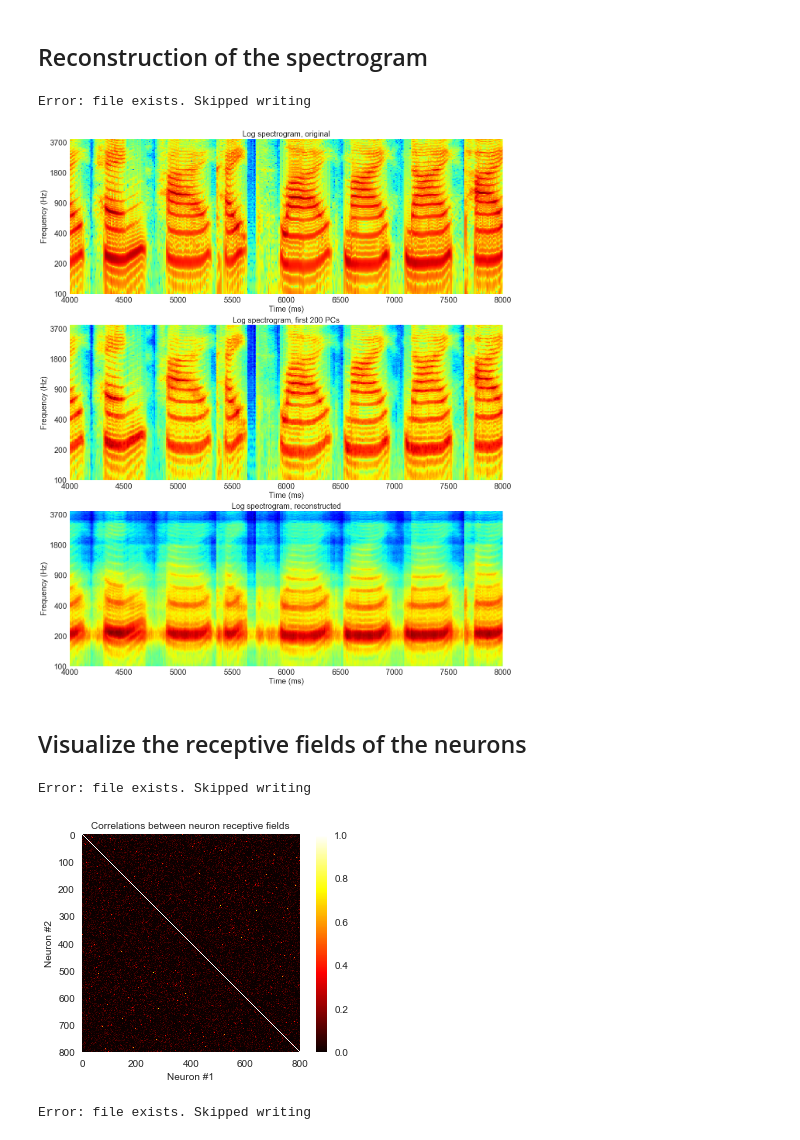
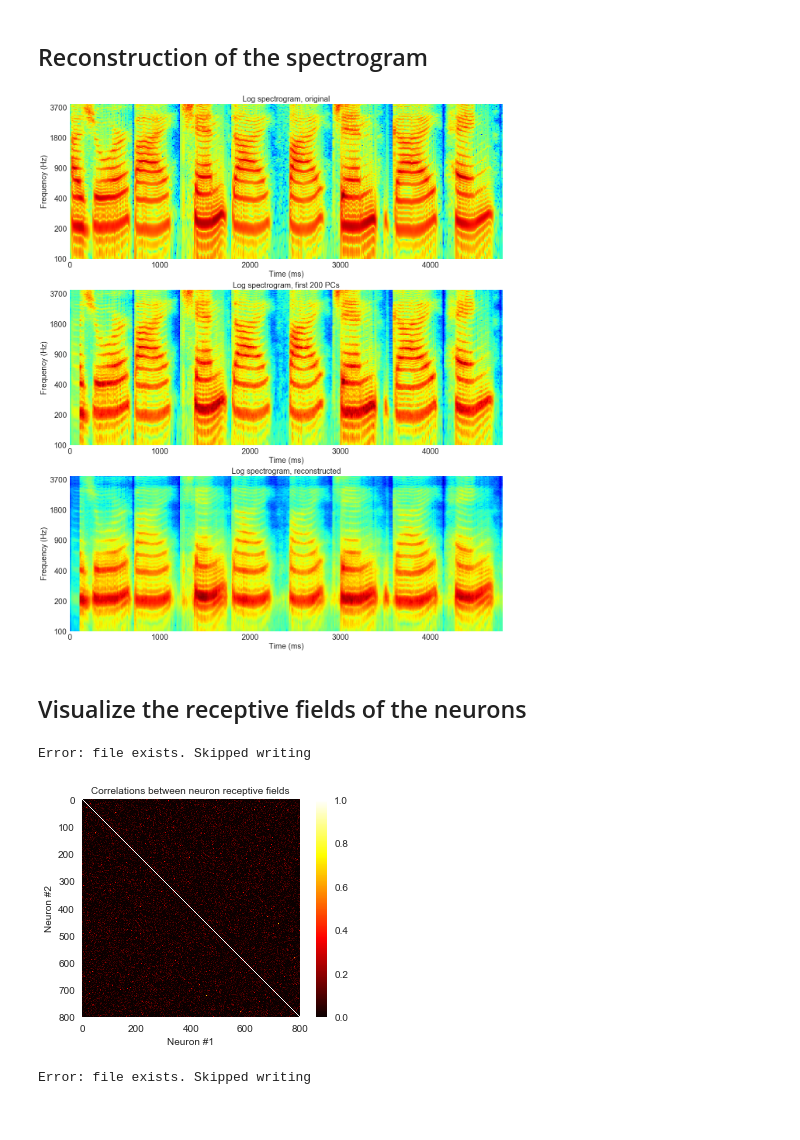
Before and after one commit to nhat-le/Sparse-Coding-Spectrogram, a Jupyter notebook: sparse_code_spectrogram.ipynb, the cells around one changed output. Cells and saved outputs as stored; diff of their text form; code cells hidden in the pictures.

Commit message:
Changed parameter to change learning rate of tau

```diff
--- a/sparse_code_spectrogram.ipynb
+++ b/sparse_code_spectrogram.ipynb
@@ -431,13 +431,13 @@ for i in range(nreps):
     s,cost_s = find_s_batch(tau, A, Y, lamb, niter=iters, verbose=False)
     print('#### Finding A, iteration ', i, '####')
 
-    A,cost_A = do_multiple_learn_steps(Y, A, s, eta=eta, theta=theta, nsteps=30, verbose=False)
+    A,cost_A = do_multiple_learn_steps(Y, A, s, eta=eta, theta=theta, nsteps=10, verbose=False)
     A /= np.linalg.norm(A, axis=0)
 
     if cost_s <= prev_cost_s:
-        tau *= 1.0
+        tau *= 1.05
     else:
-        tau *= 1.0
+        tau *= 0.5
 
     if cost_A <= prev_cost_A:
         eta *= 1.05
@@ -578,8 +566,8 @@ recons_pca = reconstruct_from_pca(Y, pca, spectrogram.shape, segment_width, segm
 # Time and frequency ranges for plotting
 fmin = 0
 fmax = 10000 #Hz
-tmin = 4000
-tmax = 8000 #ms
+tmin = 0
+tmax = 4800 #ms
 f_start = len(f[f<fmin])
 f_end = len(f[f<fmax])
 t_start = len(t[t<tmin/1000])
@@ -600,36 +588,35 @@ ax[0].yaxis.set_major_formatter(plt.FuncFormatter(format_func_spec))
 ax[0].tick_params(axis='both', which='major', labelsize=20)
 
 
 
 ax[1].imshow(np.flipud(recons_pca[:,t_start:t_end]), cmap='jet', aspect='auto',
            extent=[tmin, tmax, 0, len(freqs)])
 ax[1].grid(False)
 ax[1].set_title('Log spectrogram, first 200 PCs', fontsize=20)
 ax[1].set_xlabel('Time (ms)', fontsize=20)
 ax[1].set_ylabel('Frequency (Hz)', fontsize=20);
 ax[1].yaxis.set_major_formatter(plt.FuncFormatter(format_func_spec))
 ax[1].tick_params(axis='both', which='major', labelsize=20)
 
 # Plot the original vs the reconstructed songs
 ax[2].imshow(np.flipud(recons_n[:,t_start:t_end]), cmap='jet', aspect='auto',
            extent=[tmin, tmax, 0, len(freqs)])
 ax[2].grid(False)
 ax[2].set_title('Log spectrogram, reconstructed', fontsize=20)
 ax[2].set_xlabel('Time (ms)', fontsize=20)
 ax[2].set_ylabel('Frequency (Hz)', fontsize=20);
 ax[2].yaxis.set_major_formatter(plt.FuncFormatter(format_func_spec))
 ax[2].tick_params(axis='both', which='major', labelsize=20)
 
 
 
-filename = 'recons_comparison_human_171005.pdf'
+filename = 'recons_comparison_human_171005_tau_change.pdf'
 if not os.path.isfile(filename):
     plt.savefig(filename)
 else:
     print('Error: file exists. Skipped writing')
 # %% [output]
-Error: file exists. Skipped writing
-[figure, old version]
+[figure, new version]
 # %% [markdown]
 ## Visualize the receptive fields of the neurons
 # %%
@@ -651,7 +638,7 @@ else:
     print('Error: file exists. Skipped writing')
 # %% [output]
 Error: file exists. Skipped writing
-[figure, old version]
+[figure, new version]
 # %%
 n_show = 8
 A_inverted = pca.inverse_transform(best_A.T)
```
Also changed, not shown: parts of 5 cells of this notebook.
